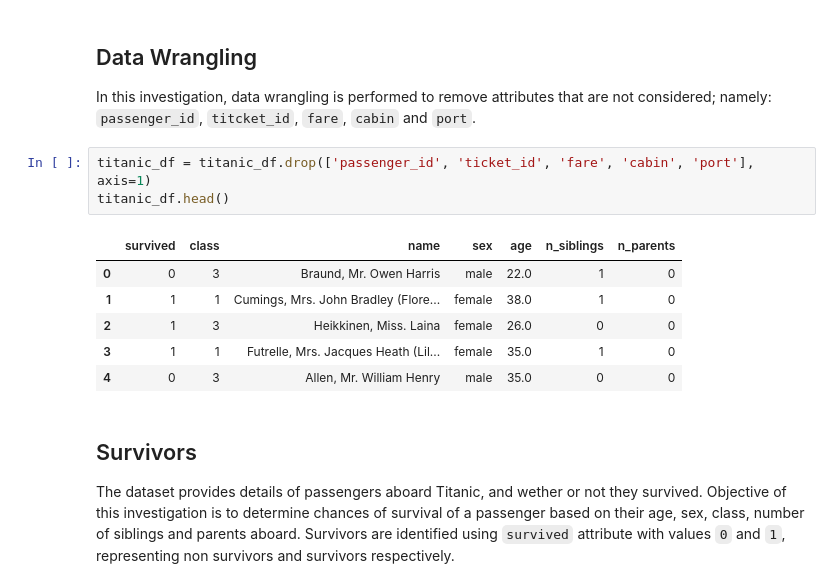
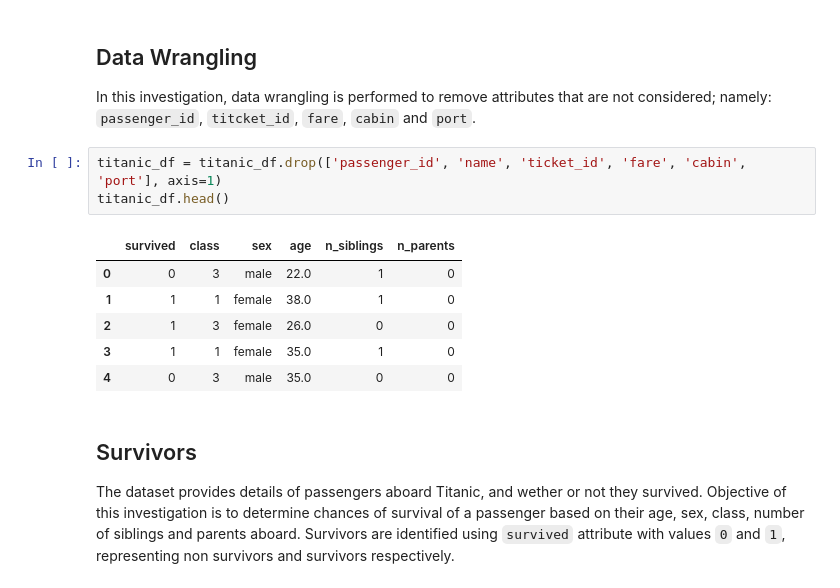
Before and after one commit to aliasm2k/titanic, a Jupyter notebook: titanic.ipynb, the cells around one changed output. Cells and saved outputs as stored; diff of their text form.

Commit message:
Remove passenger names

```diff
--- a/titanic.ipynb
+++ b/titanic.ipynb
@@ -32,15 +32,15 @@ titanic_df.head()
 ## Data Wrangling
 In this investigation, data wrangling is performed to remove attributes that are not considered; namely: `passenger_id`, `titcket_id`, `fare`, `cabin` and `port`.
 # %%
-titanic_df = titanic_df.drop(['passenger_id', 'ticket_id', 'fare', 'cabin', 'port'], axis=1)
+titanic_df = titanic_df.drop(['passenger_id', 'name', 'ticket_id', 'fare', 'cabin', 'port'], axis=1)
 titanic_df.head()
 # %% [output]
-|  | survived | class | name | sex | age | n_siblings | n_parents |
-| 0 | 0 | 3 | Braund, Mr. Owen Harris | male | 22.0 | 1 | 0 |
-| 1 | 1 | 1 | Cumings, Mrs. John Bradley (Flore... | female | 38.0 | 1 | 0 |
-| 2 | 1 | 3 | Heikkinen, Miss. Laina | female | 26.0 | 0 | 0 |
-| 3 | 1 | 1 | Futrelle, Mrs. Jacques Heath (Lil... | female | 35.0 | 1 | 0 |
-| 4 | 0 | 3 | Allen, Mr. William Henry | male | 35.0 | 0 | 0 |
+|  | survived | class | sex | age | n_siblings | n_parents |
+| 0 | 0 | 3 | male | 22.0 | 1 | 0 |
+| 1 | 1 | 1 | female | 38.0 | 1 | 0 |
+| 2 | 1 | 3 | female | 26.0 | 0 | 0 |
+| 3 | 1 | 1 | female | 35.0 | 1 | 0 |
+| 4 | 0 | 3 | male | 35.0 | 0 | 0 |
 # %% [markdown]
 ## Survivors
 The dataset provides details of passengers aboard Titanic, and wether or not they survived. Objective of this investigation is to determine chances of survival of a passenger based on their age, sex, class, number of siblings and parents aboard. Survivors are identified using `survived` attribute with values `0` and `1`, representing non survivors and survivors respectively.
```
